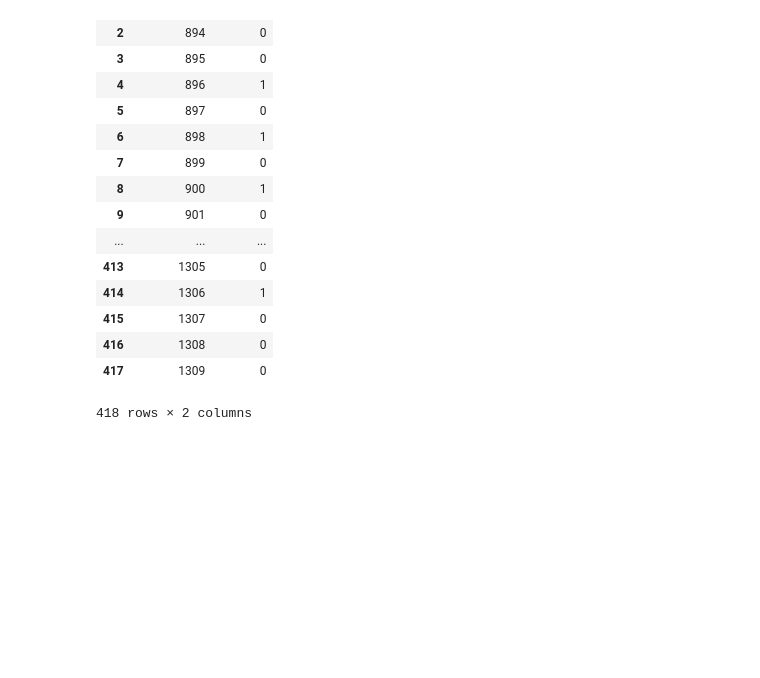
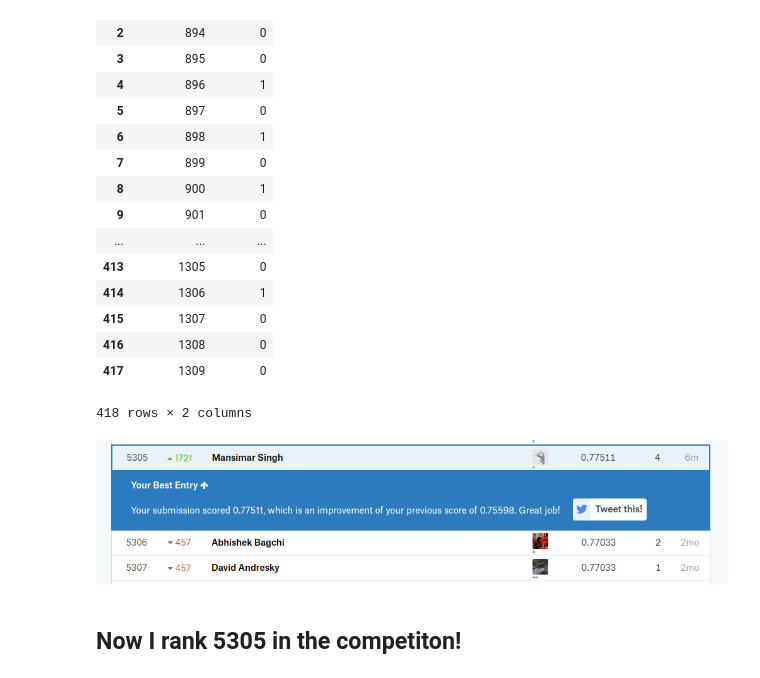
Before and after one commit to mansimar-s/ml-projects, a Jupyter notebook: titanic/workfiles/titanic_knn.ipynb, the cells around one changed output. Saved outputs shown, nothing was run; the diff lists cells and outputs as text; code cells hidden in the pictures; blank space fills up the shorter version.

```diff
--- a/titanic/titanic_knn.ipynb
+++ b/titanic/workfiles/titanic_knn.ipynb
@@ -110,3 +119,11 @@ Survived
 | 416 | 1308 | 0 |
 | 417 | 1309 | 0 |
 418 rows × 2 columns
+# %%
+from IPython.core.display import Image
+Image(filename='third_submission_knn.png')
+# %% [output]
+[figure, added]
+# %% [markdown]
+
+## Now I rank 5305 in the competiton!
```
Also changed, not shown: parts of 7 cells of this notebook, 17 other files.
